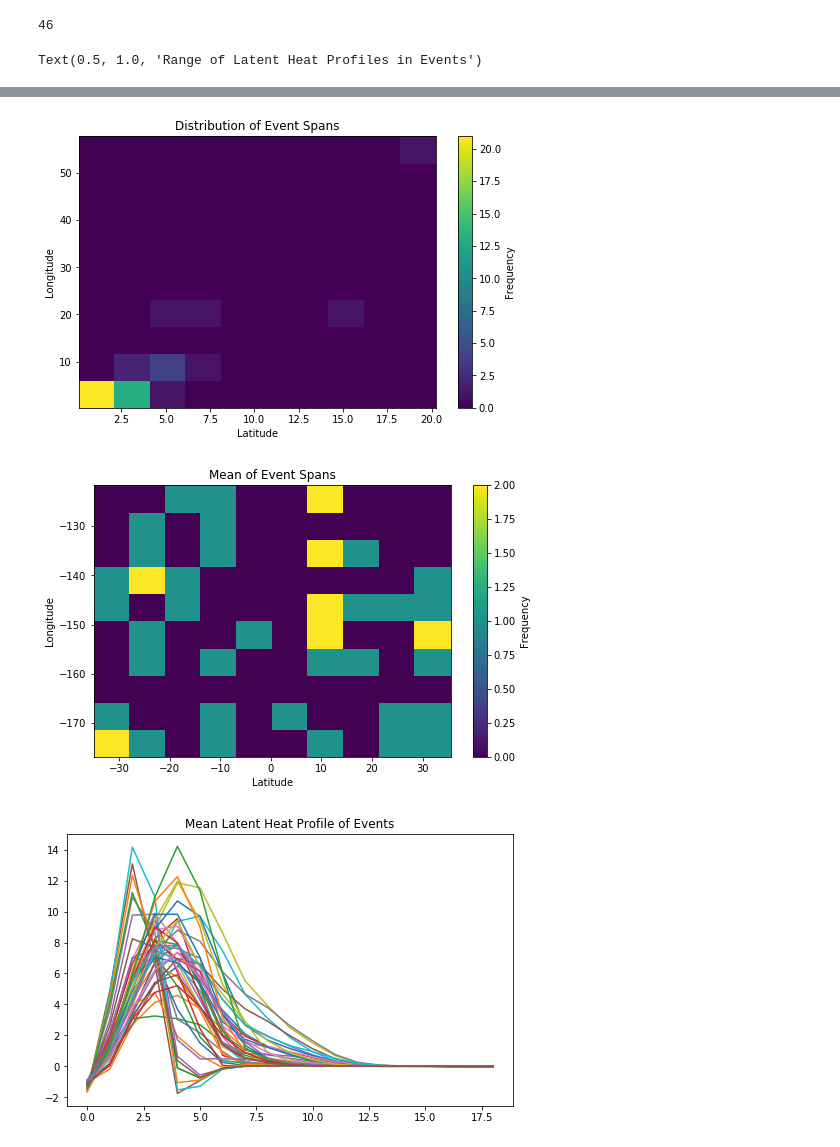
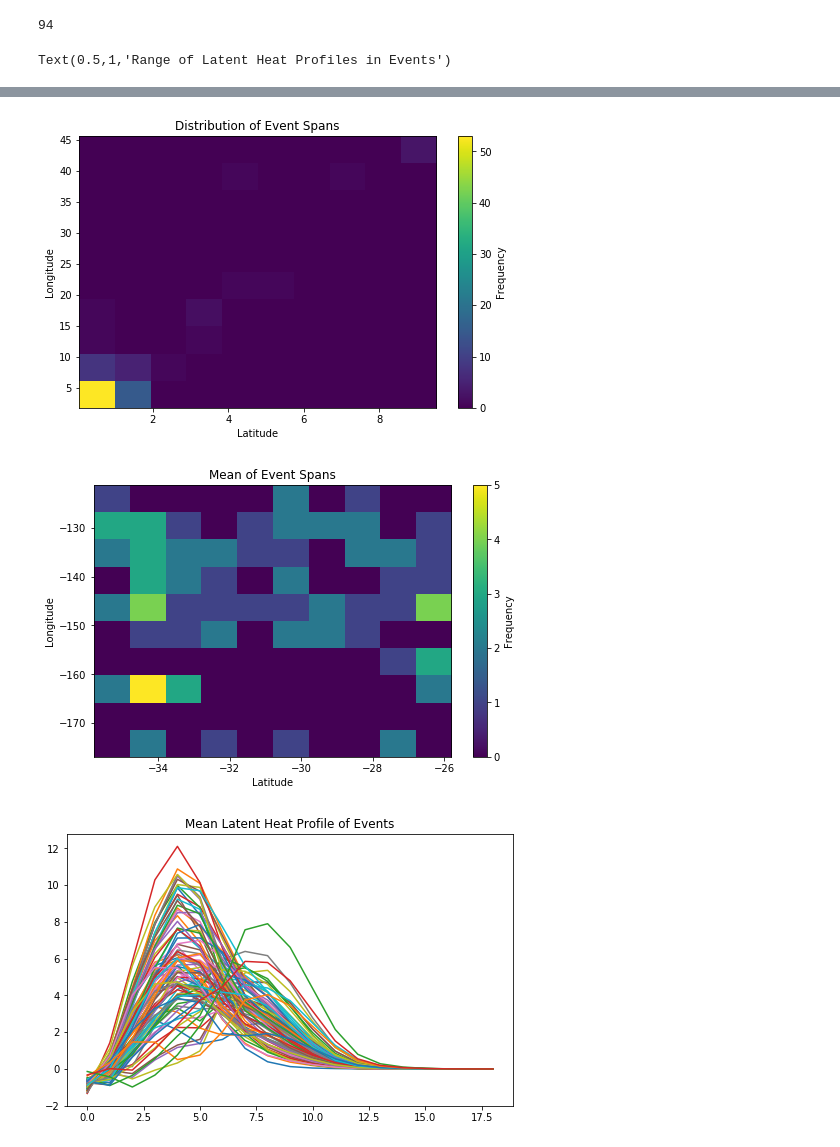
Before and after one commit to pshivraj/Precip_eScience, a Jupyter notebook: Plot Clustering Results.ipynb, the cells around one changed output, grey strips where cells are left out. Saved outputs shown, nothing was run; the diff lists cells and outputs as text; code cells hidden in the pictures.

```diff
--- a/Plot Clustering Results.ipynb
+++ b/Plot Clustering Results.ipynb
@@ -12,5 +46,5 @@ import math
 # %%
-file = xr.open_dataset('SortedData.nc4')
+file = xr.open_dataset('SortedData_Optics.nc4')
 Data = file.Data.data #[delta_time, lat, lon, surface_rain, latent heat profile]
 labels = file.Labels.data
 Time = file.time.data
@@ -65,5 +99,5 @@ fig = plt.figure(figsize=(8,5))
 plt.plot(cluster_spans[4:,:]);
 plt.title('Range of Latent Heat Profiles in Events')
 # %% [output]
-46
+94
-Text(0.5, 1.0, 'Range of Latent Heat Profiles in Events')
+Text(0.5,1,'Range of Latent Heat Profiles in Events')
@@ -73,3 +107,3 @@ Text(0.5, 1.0, 'Range of Latent Heat Profiles in Events')
-[figure, old version]
+[figure, new version]
-[figure, old version]
+[figure, new version]
-[figure, old version]
+[figure, new version]
```
Also changed, not shown: parts of 7 cells of this notebook, 2 other files.
